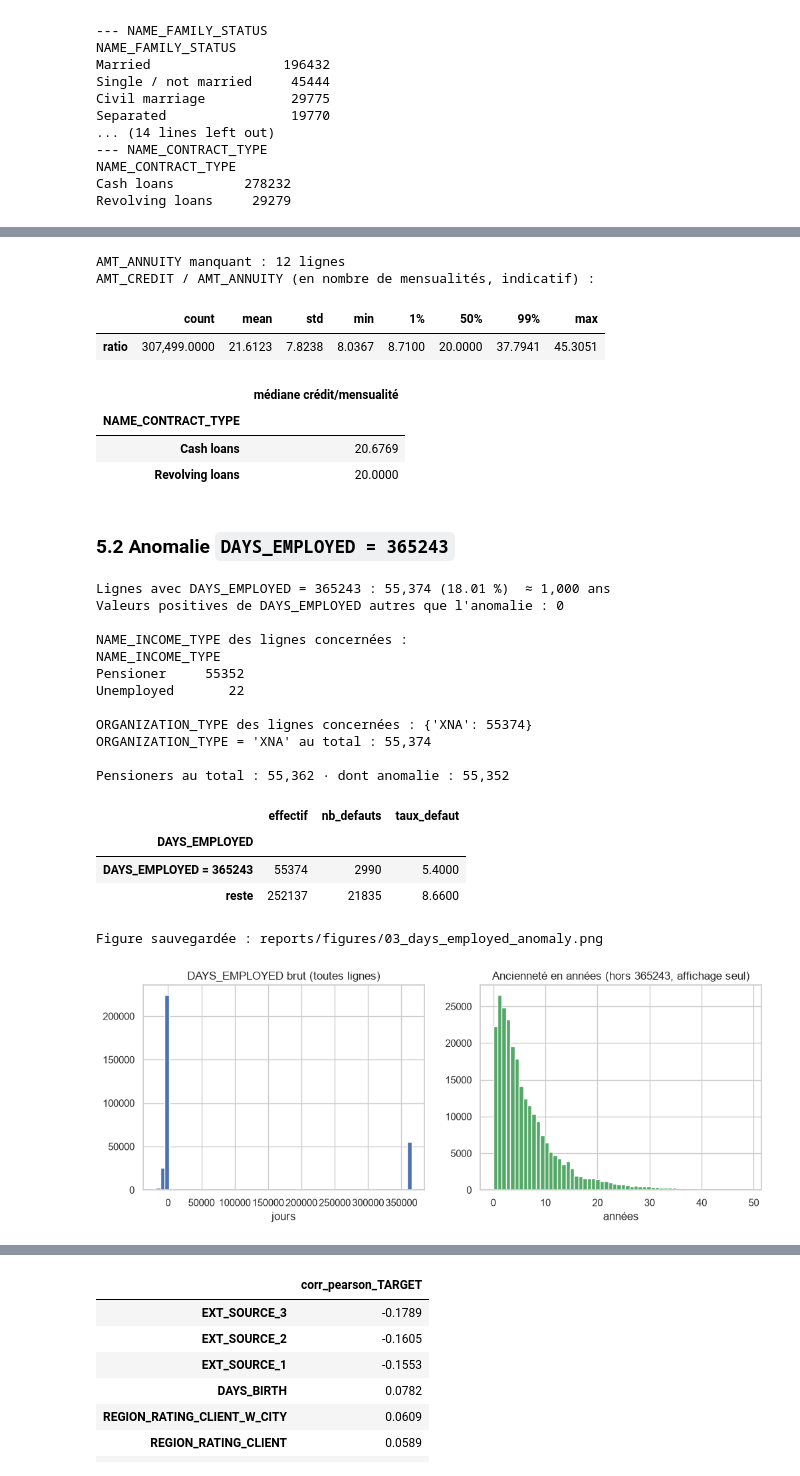
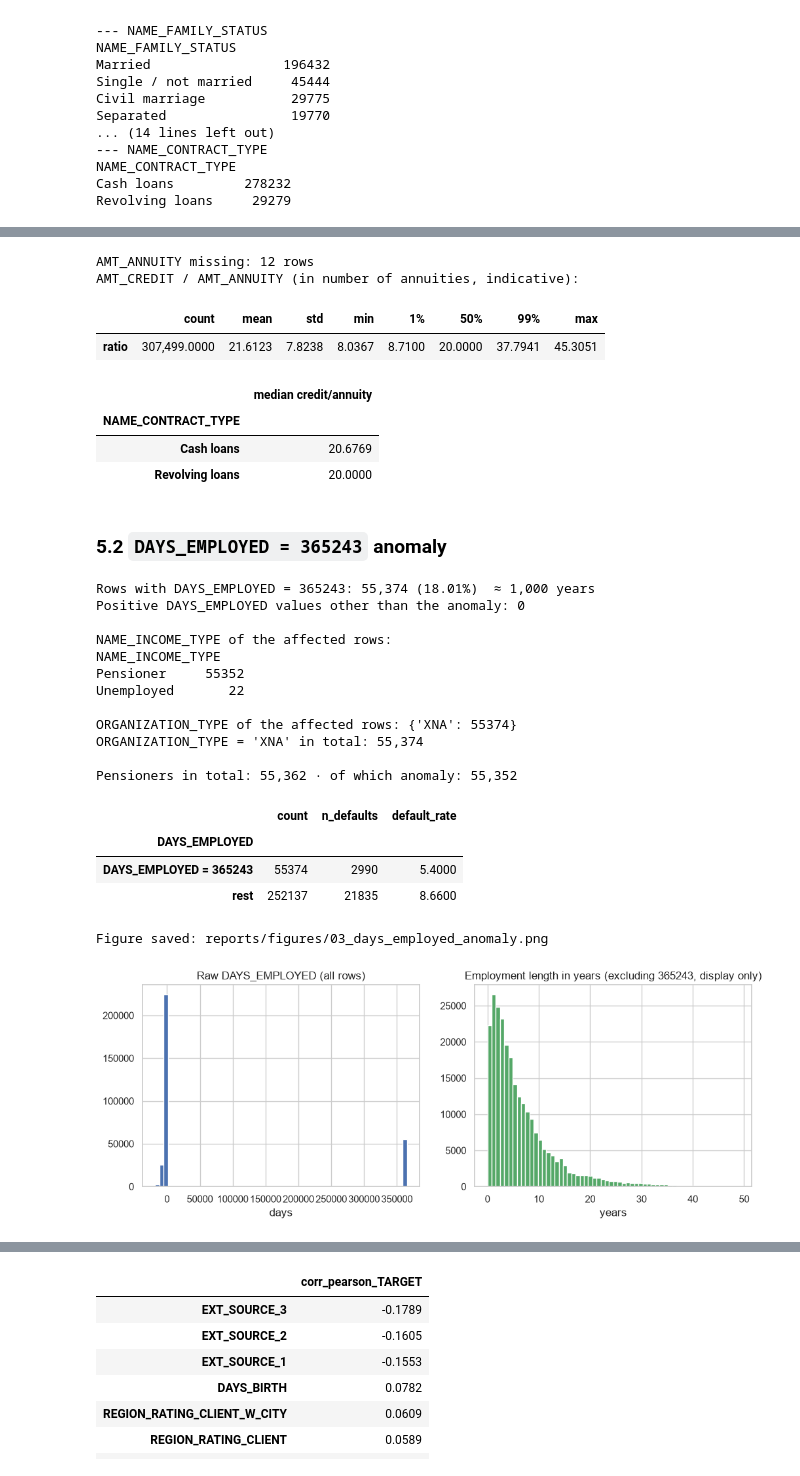
Before and after one commit to racha-cbn/Noria, a Jupyter notebook: notebooks/01_eda_application.ipynb, the cells around one changed output, grey strips where cells are left out. Saved outputs shown, nothing was run; the diff lists cells and outputs as text; code cells hidden in the pictures.

```diff
--- a/notebooks/01_eda_application.ipynb
+++ b/notebooks/01_eda_application.ipynb
@@ -316,71 +316,71 @@ Sur les 307,233 lignes renseignées :
 | AMT_CREDIT / AMT_GOODS_PRICE | 307,233.0000 | 1.1230 | 0.1240 | 0.1500 | 1.0000 | 1.1188 | 1.4752 | 6.0000 |
 # %%
 a = df["AMT_ANNUITY"]
-print(f"AMT_ANNUITY manquant : {a.isna().sum()} lignes")
-d = (cr / a).describe(percentiles=[0.01, 0.5, 0.99])  # affichage seulement
-print("AMT_CREDIT / AMT_ANNUITY (en nombre de mensualités, indicatif) :")
+print(f"AMT_ANNUITY missing: {a.isna().sum()} rows")
+d = (cr / a).describe(percentiles=[0.01, 0.5, 0.99])  # display only
+print("AMT_CREDIT / AMT_ANNUITY (in number of annuities, indicative):")
 display(d.to_frame("ratio").T)
-display((cr / a).groupby(df["NAME_CONTRACT_TYPE"]).median().rename("médiane crédit/mensualité").to_frame())
+display((cr / a).groupby(df["NAME_CONTRACT_TYPE"]).median().rename("median credit/annuity").to_frame())
 # %% [output]
-AMT_ANNUITY manquant : 12 lignes
-AMT_CREDIT / AMT_ANNUITY (en nombre de mensualités, indicatif) :
+AMT_ANNUITY missing: 12 rows
+AMT_CREDIT / AMT_ANNUITY (in number of annuities, indicative):
 |  | count | mean | std | min | 1% | 50% | 99% | max |
 | ratio | 307,499.0000 | 21.6123 | 7.8238 | 8.0367 | 8.7100 | 20.0000 | 37.7941 | 45.3051 |
-|  | médiane crédit/mensualité |
+|  | median credit/annuity |
 | NAME_CONTRACT_TYPE |  |
 | Cash loans | 20.6769 |
 | Revolving loans | 20.0000 |
 # %% [markdown]
-### 5.2 Anomalie `DAYS_EMPLOYED = 365243`
+### 5.2 `DAYS_EMPLOYED = 365243` anomaly
 # %%
 ANOMALY = 365243
 is_anom = df["DAYS_EMPLOYED"] == ANOMALY
 n_anom = is_anom.sum()
-print(f"Lignes avec DAYS_EMPLOYED = {ANOMALY} : {n_anom:,} ({n_anom / n_rows * 100:.2f} %)  ≈ {ANOMALY / 365.25:,.0f} ans")
-print(f"Valeurs positives de DAYS_EMPLOYED autres que l'anomalie : {((df['DAYS_EMPLOYED'] > 0) & ~is_anom).sum()}")
+print(f"Rows with DAYS_EMPLOYED = {ANOMALY}: {n_anom:,} ({n_anom / n_rows * 100:.2f}%)  ≈ {ANOMALY / 365.25:,.0f} years")
+print(f"Positive DAYS_EMPLOYED values other than the anomaly: {((df['DAYS_EMPLOYED'] > 0) & ~is_anom).sum()}")
 print()
-print("NAME_INCOME_TYPE des lignes concernées :")
+print("NAME_INCOME_TYPE of the affected rows:")
 print(df.loc[is_anom, "NAME_INCOME_TYPE"].value_counts().to_string())
 print()
-print("ORGANIZATION_TYPE des lignes concernées :", df.loc[is_anom, "ORGANIZATION_TYPE"].value_counts().to_dict())
-print(f"ORGANIZATION_TYPE = 'XNA' au total : {(df['ORGANIZATION_TYPE'] == 'XNA').sum():,}")
+print("ORGANIZATION_TYPE of the affected rows:", df.loc[is_anom, "ORGANIZATION_TYPE"].value_counts().to_dict())
+print(f"ORGANIZATION_TYPE = 'XNA' in total: {(df['ORGANIZATION_TYPE'] == 'XNA').sum():,}")
 print()
 pens = df["NAME_INCOME_TYPE"] == "Pensioner"
-print(f"Pensioners au total : {pens.sum():,} · dont anomalie : {(pens & is_anom).sum():,}")
+print(f"Pensioners in total: {pens.sum():,} · of which anomaly: {(pens & is_anom).sum():,}")
 # %% [output]
-Lignes avec DAYS_EMPLOYED = 365243 : 55,374 (18.01 %)  ≈ 1,000 ans
-Valeurs positives de DAYS_EMPLOYED autres que l'anomalie : 0
+Rows with DAYS_EMPLOYED = 365243: 55,374 (18.01%)  ≈ 1,000 years
+Positive DAYS_EMPLOYED values other than the anomaly: 0
 
-NAME_INCOME_TYPE des lignes concernées :
+NAME_INCOME_TYPE of the affected rows:
 NAME_INCOME_TYPE
 Pensioner     55352
 Unemployed       22
 
-ORGANIZATION_TYPE des lignes concernées : {'XNA': 55374}
-ORGANIZATION_TYPE = 'XNA' au total : 55,374
+ORGANIZATION_TYPE of the affected rows: {'XNA': 55374}
+ORGANIZATION_TYPE = 'XNA' in total: 55,374
 
-Pensioners au total : 55,362 · dont anomalie : 55,352
+Pensioners in total: 55,362 · of which anomaly: 55,352
 # %%
-anom_cmp = df.groupby(is_anom.map({True: "DAYS_EMPLOYED = 365243", False: "reste"}))["TARGET"].agg(
-    effectif="size", nb_defauts="sum", taux_defaut="mean")
-anom_cmp["taux_defaut"] = (anom_cmp["taux_defaut"] * 100).round(2)
+anom_cmp = df.groupby(is_anom.map({True: "DAYS_EMPLOYED = 365243", False: "rest"}))["TARGET"].agg(
+    count="size", n_defaults="sum", default_rate="mean")
+anom_cmp["default_rate"] = (anom_cmp["default_rate"] * 100).round(2)
 anom_cmp
 # %% [output]
-|  | effectif | nb_defauts | taux_defaut |
+|  | count | n_defaults | default_rate |
 | DAYS_EMPLOYED |  |  |  |
 | DAYS_EMPLOYED = 365243 | 55374 | 2990 | 5.4000 |
-| reste | 252137 | 21835 | 8.6600 |
+| rest | 252137 | 21835 | 8.6600 |
 # %%
 fig, axes = plt.subplots(1, 2, figsize=(12, 4))
 axes[0].hist(df["DAYS_EMPLOYED"], bins=60, color="#4C72B0")
-axes[0].set_title("DAYS_EMPLOYED brut (toutes lignes)")
-axes[0].set_xlabel("jours")
+axes[0].set_title("Raw DAYS_EMPLOYED (all rows)")
+axes[0].set_xlabel("days")
 axes[1].hist(df.loc[~is_anom, "DAYS_EMPLOYED"] / -365.25, bins=60, color="#55A868")
-axes[1].set_title("Ancienneté en années (hors 365243, affichage seul)")
-axes[1].set_xlabel("années")
+axes[1].set_title("Employment length in years (excluding 365243, display only)")
+axes[1].set_xlabel("years")
 save(fig, "03_days_employed_anomaly.png")
 plt.show()
 # %% [output]
-Figure sauvegardée : reports/figures/03_days_employed_anomaly.png
+Figure saved: reports/figures/03_days_employed_anomaly.png
-[figure, old version]
+[figure, new version]
 # %% [markdown]
```
Also changed, not shown: parts of 34 cells of this notebook, 10 other files.
